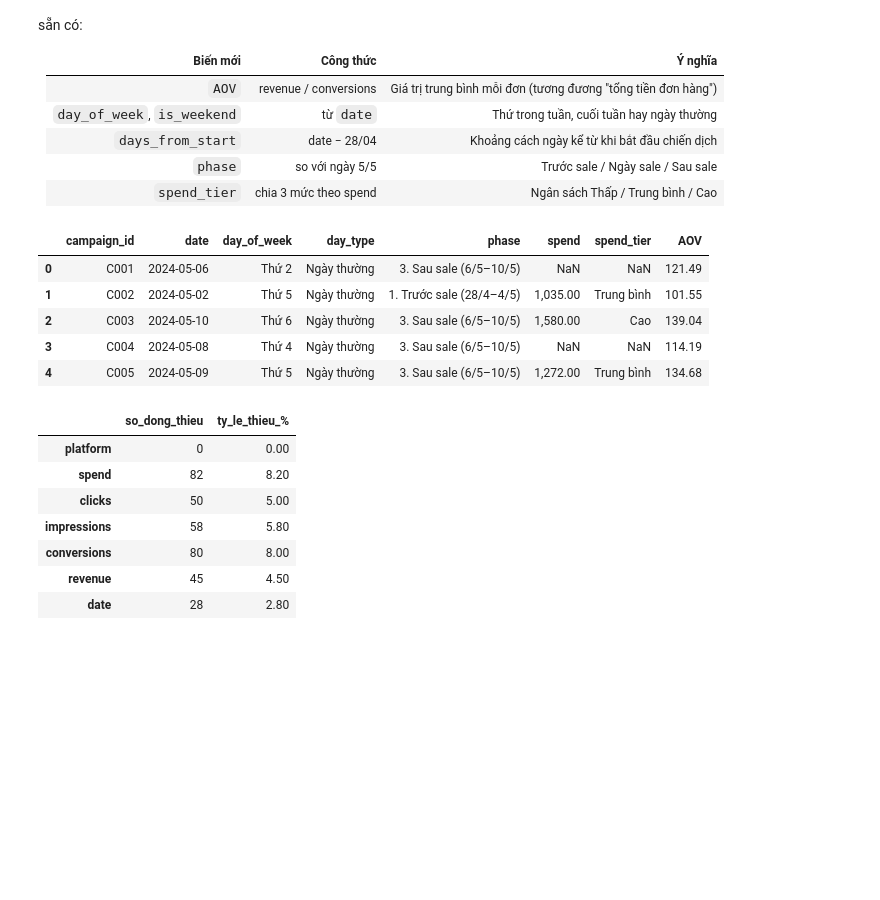
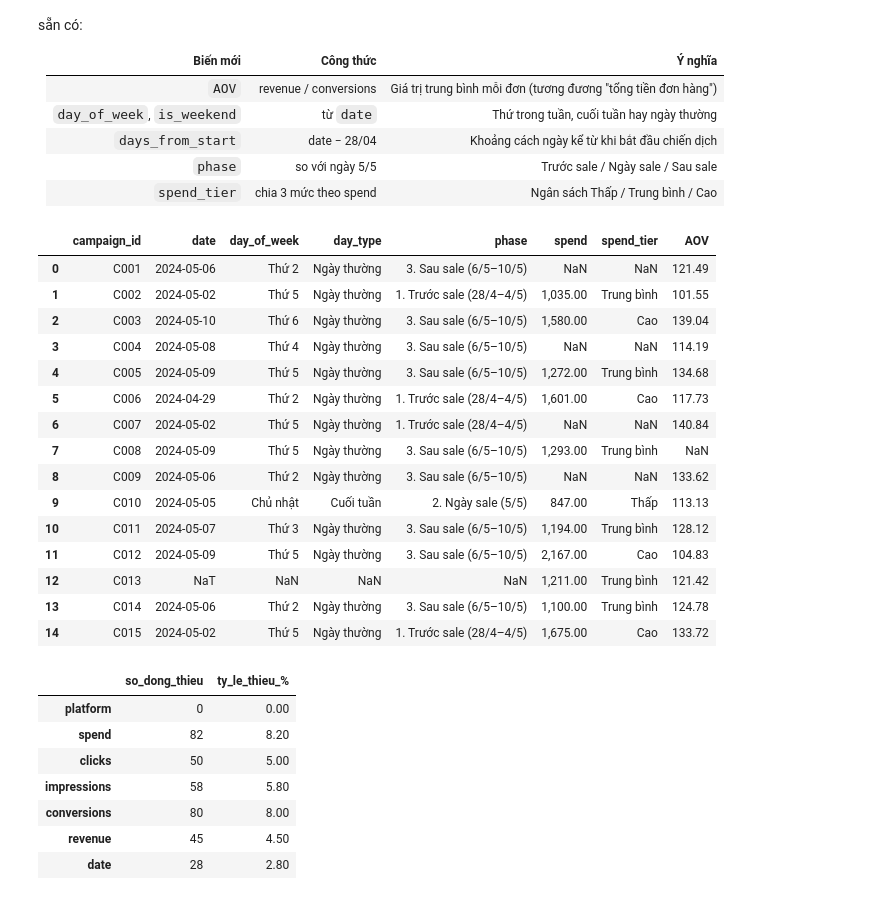
Before and after one commit to phanphucloc2017/BTL_PTDL, a Jupyter notebook: Shopee_5_5_Marketing_Analytics.ipynb, the cells around one changed output. Drawn from its saved outputs; the diff is of its cells as text; code cells hidden in the pictures; blank space fills up the shorter version.

```diff
--- a/Shopee_5_5_Marketing_Analytics.ipynb
+++ b/Shopee_5_5_Marketing_Analytics.ipynb
@@ -26,13 +28,14 @@ pd.set_option('display.float_format', lambda x: f'{x:,.2f}')
 sns.set_theme(style='whitegrid', font='DejaVu Sans')
 plt.rcParams['figure.dpi'] = 110
 
-FILE_PATH = '_Huydata__shopee_sale_5_5_cleandata.xlsx'   # đặt file Excel cùng thư mục với notebook
+FILE_PATH = '[Huydata] shopee_sale_5_5_cleandata.xlsx'   # file dữ liệu (.xlsx hoặc .csv) đặt cùng thư mục với notebook
 os.makedirs('charts', exist_ok=True)                       # thư mục lưu biểu đồ
 # %% [markdown]
 ## 1. Đọc dữ liệu và khám phá ban đầu
 # %%
 # Đọc tất cả cột dưới dạng chuỗi (str) để không mất thông tin các giá trị "bẩn" như '1,035', '1601$', '1O0'
-raw = pd.read_excel("D:/DaiHoc/N3_HK1/PTDL/BTL/[Huydata] shopee_sale_5_5_cleandata.xlsx", dtype=str)
+raw = (pd.read_csv(FILE_PATH, dtype=str, encoding='utf-8-sig') if FILE_PATH.lower().endswith('.csv')
+       else pd.read_excel(FILE_PATH, dtype=str))
 print('Kích thước:', raw.shape)
 raw.head(10)
 # %% [output]
@@ -298,29 +315,39 @@ Dữ liệu này là dữ liệu **chiến dịch quảng cáo** (không có t
 # %%
 VN_DAY = {'Monday': 'Thứ 2', 'Tuesday': 'Thứ 3', 'Wednesday': 'Thứ 4', 'Thursday': 'Thứ 5',
           'Friday': 'Thứ 6', 'Saturday': 'Thứ 7', 'Sunday': 'Chủ nhật'}
 
 df['AOV'] = df['revenue'] / df['conversions']
 df['day_of_week'] = df['date'].dt.day_name().map(VN_DAY)
 df['day_type'] = np.where(df['date'].dt.dayofweek >= 5, 'Cuối tuần', 'Ngày thường')
 df.loc[df['date'].isna(), 'day_type'] = np.nan   # dòng thiếu ngày thì không phân loại
 df['days_from_start'] = (df['date'] - START).dt.days
 
 def phase(d):
     if pd.isna(d): return np.nan
     if d < pd.Timestamp('2024-05-05'):  return '1. Trước sale (28/4–4/5)'
     if d == pd.Timestamp('2024-05-05'): return '2. Ngày sale (5/5)'
     return '3. Sau sale (6/5–10/5)'
 df['phase'] = df['date'].map(phase)
 
 df['spend_tier'] = pd.qcut(df['spend'], 3, labels=['Thấp', 'Trung bình', 'Cao'])
-df[['campaign_id', 'date', 'day_of_week', 'day_type', 'phase', 'spend', 'spend_tier', 'AOV']].head()
+df[['campaign_id', 'date', 'day_of_week', 'day_type', 'phase', 'spend', 'spend_tier', 'AOV']].head(15)
 # %% [output]
 |  | campaign_id | date | day_of_week | day_type | phase | spend | spend_tier | AOV |
 | 0 | C001 | 2024-05-06 | Thứ 2 | Ngày thường | 3. Sau sale (6/5–10/5) | NaN | NaN | 121.49 |
 | 1 | C002 | 2024-05-02 | Thứ 5 | Ngày thường | 1. Trước sale (28/4–4/5) | 1,035.00 | Trung bình | 101.55 |
 | 2 | C003 | 2024-05-10 | Thứ 6 | Ngày thường | 3. Sau sale (6/5–10/5) | 1,580.00 | Cao | 139.04 |
 | 3 | C004 | 2024-05-08 | Thứ 4 | Ngày thường | 3. Sau sale (6/5–10/5) | NaN | NaN | 114.19 |
 | 4 | C005 | 2024-05-09 | Thứ 5 | Ngày thường | 3. Sau sale (6/5–10/5) | 1,272.00 | Trung bình | 134.68 |
+| 5 | C006 | 2024-04-29 | Thứ 2 | Ngày thường | 1. Trước sale (28/4–4/5) | 1,601.00 | Cao | 117.73 |
+| 6 | C007 | 2024-05-02 | Thứ 5 | Ngày thường | 1. Trước sale (28/4–4/5) | NaN | NaN | 140.84 |
+| 7 | C008 | 2024-05-09 | Thứ 5 | Ngày thường | 3. Sau sale (6/5–10/5) | 1,293.00 | Trung bình | NaN |
+| 8 | C009 | 2024-05-06 | Thứ 2 | Ngày thường | 3. Sau sale (6/5–10/5) | NaN | NaN | 133.62 |
+| 9 | C010 | 2024-05-05 | Chủ nhật | Cuối tuần | 2. Ngày sale (5/5) | 847.00 | Thấp | 113.13 |
+| 10 | C011 | 2024-05-07 | Thứ 3 | Ngày thường | 3. Sau sale (6/5–10/5) | 1,194.00 | Trung bình | 128.12 |
+| 11 | C012 | 2024-05-09 | Thứ 5 | Ngày thường | 3. Sau sale (6/5–10/5) | 2,167.00 | Cao | 104.83 |
+| 12 | C013 | NaT | NaN | NaN | NaN | 1,211.00 | Trung bình | 121.42 |
+| 13 | C014 | 2024-05-06 | Thứ 2 | Ngày thường | 3. Sau sale (6/5–10/5) | 1,100.00 | Trung bình | 124.78 |
+| 14 | C015 | 2024-05-02 | Thứ 5 | Ngày thường | 1. Trước sale (28/4–4/5) | 1,675.00 | Cao | 133.72 |
 # %%
 # Lưu dữ liệu đã làm sạch
 df.drop(columns=['day']).to_csv('shopee_5_5_cleaned.csv', index=False, encoding='utf-8-sig')
```
Also changed, not shown: parts of 7 cells of this notebook, 7 other files.
